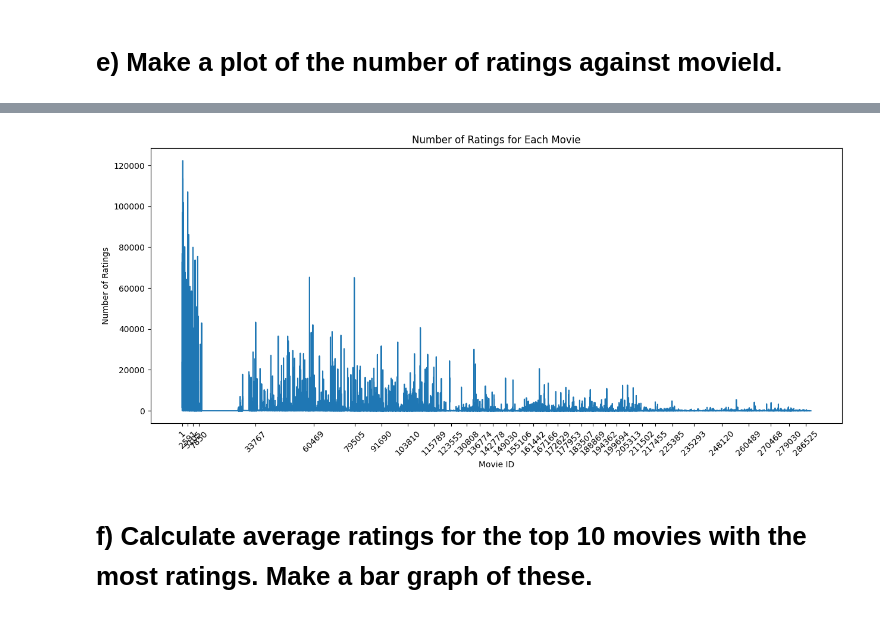
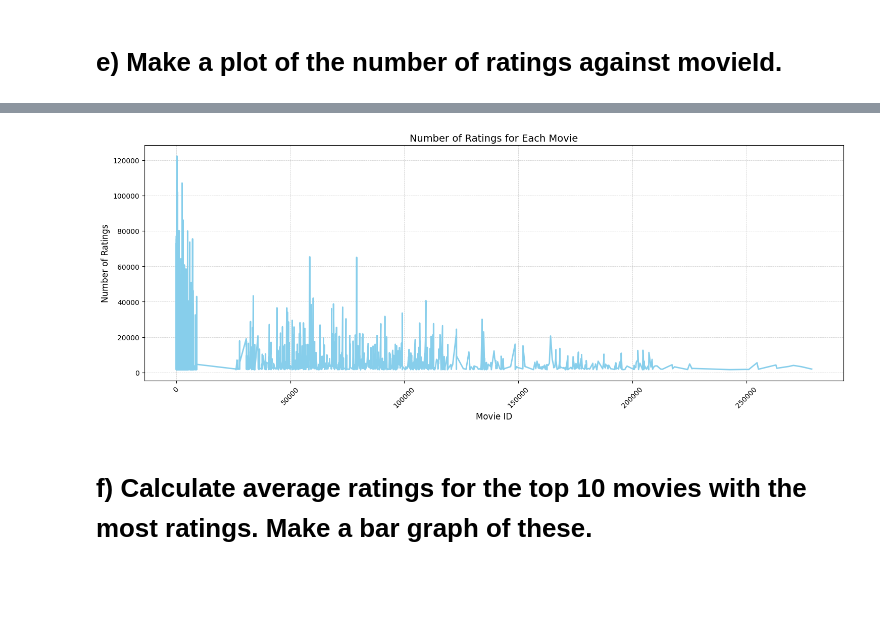
Before and after one commit to mosendamnit/AI-muhsin-OPA23, a Jupyter notebook: labs/lab_01.ipynb, the cells around one changed output, grey strips where cells are left out. Drawn from its saved outputs; the diff is of its cells as text; code cells hidden in the pictures; blank space fills up the shorter version.

Commit message:
Insert title column

```diff
--- a/labs/lab_01.ipynb
+++ b/labs/lab_01.ipynb
@@ -268,0 +251,12 @@ Length: 83239, dtype: int64
+# %%
+# See how many user rated each movie
+rating_count = df_rating.groupby('movieId').size().reset_index(name='rating_count')
+
+# To see the movie with total rated with respective movie title
+rating_count = rating_count.merge(df_movies[['movieId', 'title']], on='movieId', how='left')
+
+# Just to see the movie list which has more than 1000 user rated to them
+
+rating_count = rating_count[rating_count['rating_count'] > 1500]
+
+rating_count
@@ -269,15 +277,17 @@ Length: 83239, dtype: int64
 # %%
 import matplotlib.pyplot as plt
 
 plt.figure(figsize=(15, 6))
-plt.plot(rating_count.index, rating_count.values)
-plt.xlabel('Movie ID')
-plt.ylabel('Number of Ratings')
-plt.title('Number of Ratings for Each Movie')
-plt.xticks(rating_count.index[::2500] , rotation= 45)
+plt.plot(rating_count['movieId'], rating_count['rating_count'], color='skyblue', linewidth=2)
+plt.xlabel('Movie ID', fontsize=12)
+plt.ylabel('Number of Ratings', fontsize=12)
+plt.title('Number of Ratings for Each Movie', fontsize=14)
+plt.xticks(rotation=45)
+plt.grid(True, linestyle='--', linewidth=0.5, alpha=0.7)
+plt.tight_layout()
 plt.show()
 # %% [output]
-[figure, old version]
+[figure, new version]
 # %% [markdown]
 # f) Calculate average ratings for the top 10 movies with the most ratings. Make a bar graph of these.
 # %%
```
Also changed, not shown: parts of 2 cells of this notebook.
